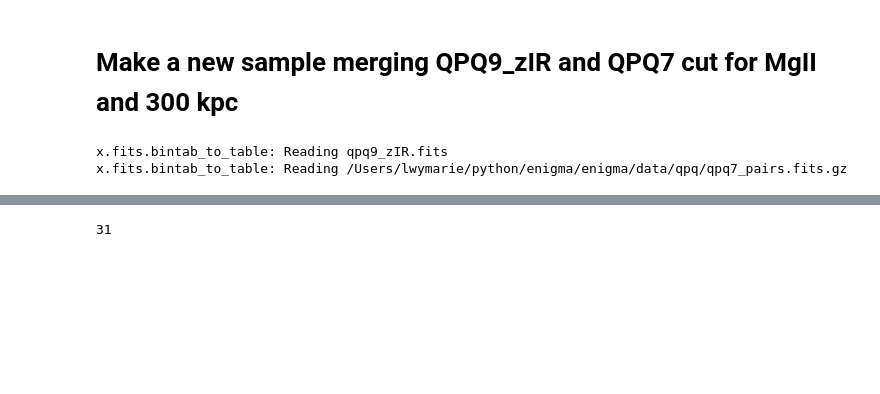
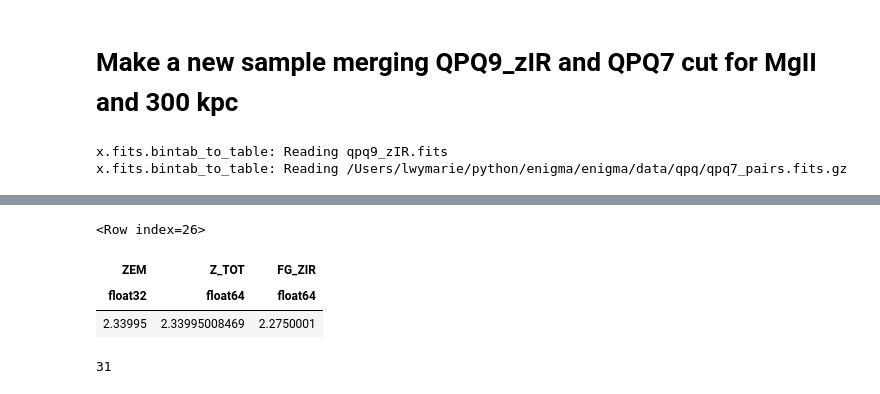
Before and after one commit to qsopairs/papers, a Jupyter notebook: QPQ9/Analysis/QPQ9_sample.ipynb, the cells around one changed output, grey strips where cells are left out. Cells and saved outputs as stored; diff of their text form; code cells hidden in the pictures; blank space fills up the shorter version.

```diff
--- a/QPQ9/Analysis/QPQ9_sample.ipynb
+++ b/QPQ9/Analysis/QPQ9_sample.ipynb
@@ -149,3 +128,12 @@ np.sort(QPQ7['RAD'])[0:20]
+# %%
+c = SkyCoord(QPQ_zIR['FG_RA']*u.deg,QPQ_zIR['FG_DEC']*u.deg)
+c.to_string('hmsdms')[26]
+QPQ_zIR['ZEM','Z_TOT','FG_ZIR'][26]
+# %% [output]
+<Row index=26>
+| ZEM | Z_TOT | FG_ZIR |
+| float32 | float64 | float64 |
+| 2.33995 | 2.33995008469 | 2.2750001 |
 # %%
 new_qpq9 = copy.deepcopy(QPQ_zIR)
 new_qpq9.rename_column('FG_ZIR', 'Z_FG')
```
Also changed, not shown: parts of 5 cells of this notebook, 7 other files.
